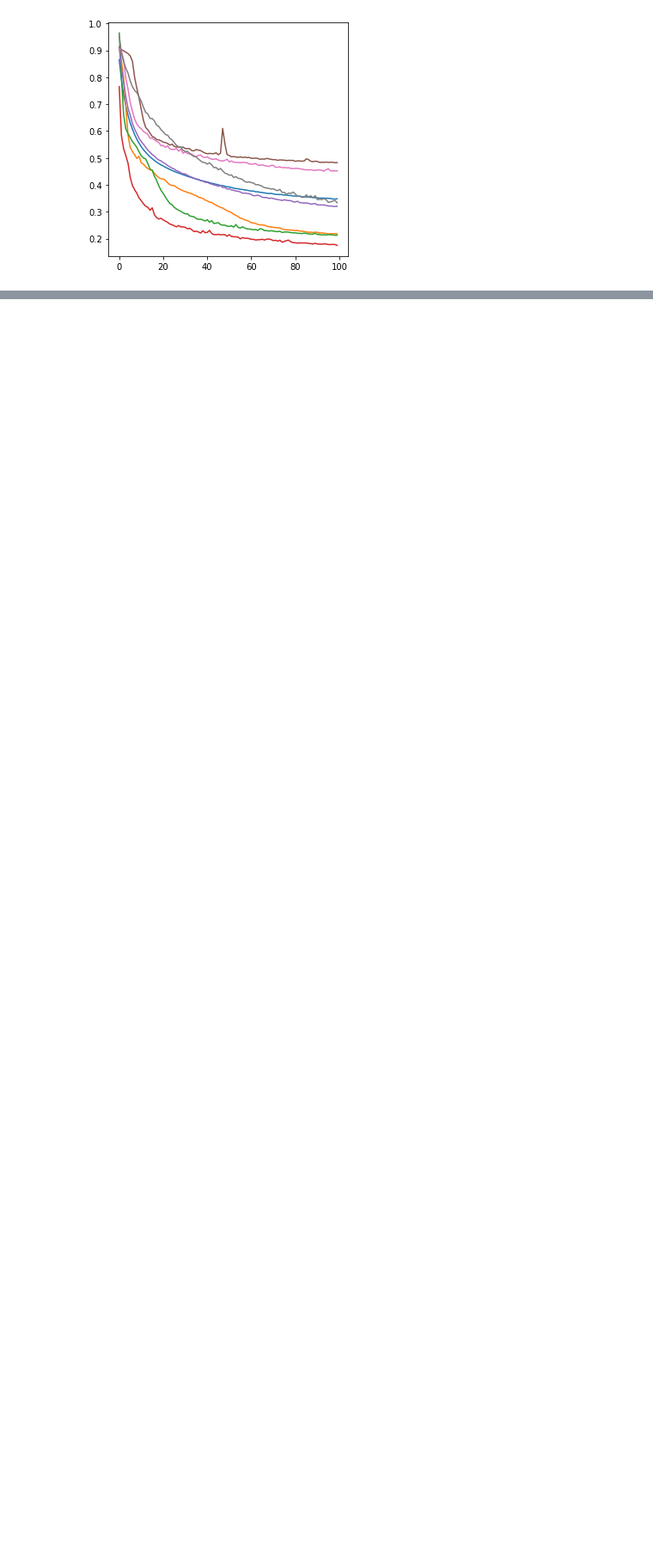
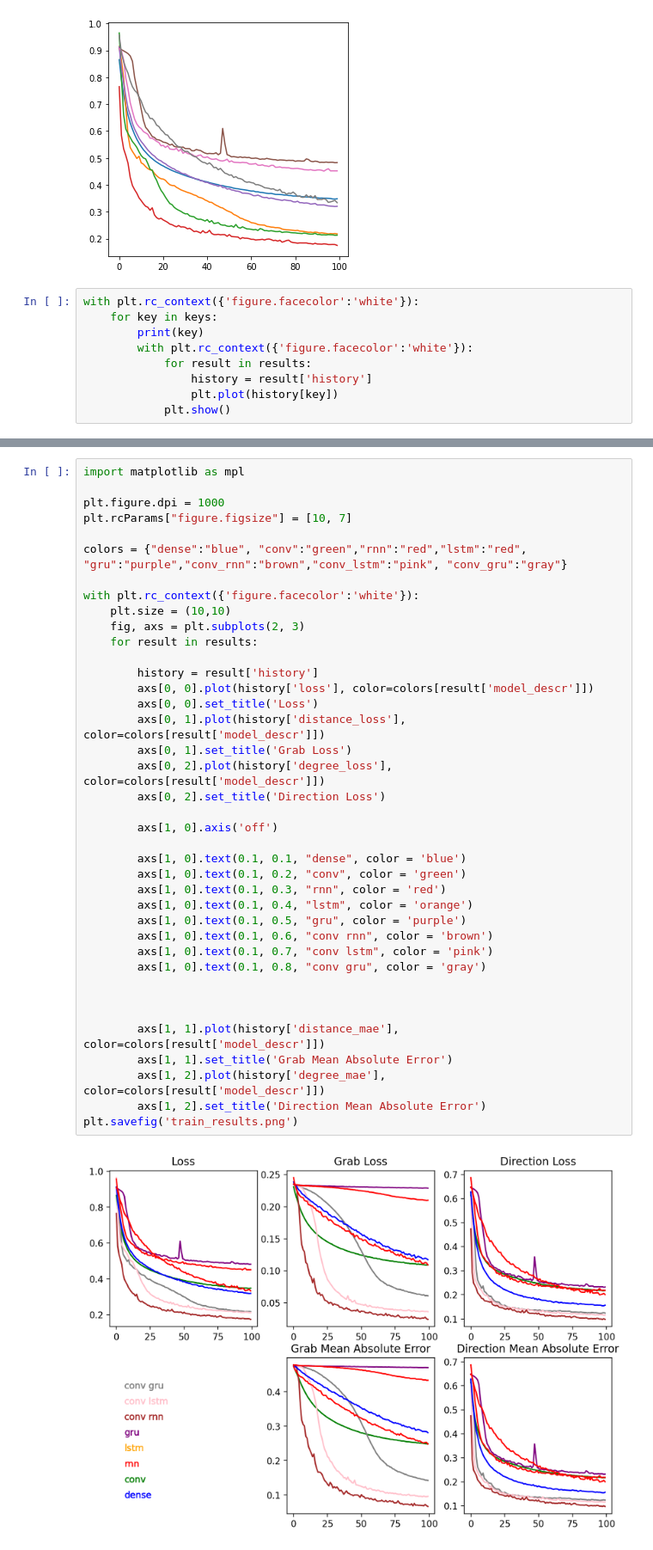
Before and after one commit to nemesgyadam/Armband, a Jupyter notebook: notebooks/eval_trains.ipynb, the cells around one changed output, grey strips where cells are left out. Shown at 86% size. Drawn from its saved outputs; the diff is of its cells as text; blank space fills up the shorter version.

Commit message:
eval plots

```diff
--- a/notebooks/eval_trains.ipynb
+++ b/notebooks/eval_trains.ipynb
@@ -40,3 +40,12 @@ Accuracy: [0.60423077 0.87192308 0.555      0.86      ]
 rnn
 Accuracy: [0.88711538 0.92730769 0.5225     0.72      ]
 [figure]
+# %%
+with plt.rc_context({'figure.facecolor':'white'}):
+    for key in keys:
+        print(key)
+        with plt.rc_context({'figure.facecolor':'white'}):
+            for result in results:
+                history = result['history']
+                plt.plot(history[key])
+            plt.show()
@@ -42,0 +57,41 @@ Accuracy: [0.88711538 0.92730769 0.5225     0.72      ]
+# %%
+import matplotlib as mpl
+
+plt.figure.dpi = 1000
+plt.rcParams["figure.figsize"] = [10, 7]
+
+colors = {"dense":"blue", "conv":"green","rnn":"red","lstm":"red", "gru":"purple","conv_rnn":"brown","conv_lstm":"pink", "conv_gru":"gray"}
+
+with plt.rc_context({'figure.facecolor':'white'}):
+    plt.size = (10,10)
+    fig, axs = plt.subplots(2, 3)
+    for result in results:
+
+        history = result['history']
+        axs[0, 0].plot(history['loss'], color=colors[result['model_descr']])
+        axs[0, 0].set_title('Loss')
+        axs[0, 1].plot(history['distance_loss'], color=colors[result['model_descr']])
+        axs[0, 1].set_title('Grab Loss')
+        axs[0, 2].plot(history['degree_loss'], color=colors[result['model_descr']])
+        axs[0, 2].set_title('Direction Loss')
+
+        axs[1, 0].axis('off')
+
+        axs[1, 0].text(0.1, 0.1, "dense", color = 'blue')
+        axs[1, 0].text(0.1, 0.2, "conv", color = 'green')
+        axs[1, 0].text(0.1, 0.3, "rnn", color = 'red')
+        axs[1, 0].text(0.1, 0.4, "lstm", color = 'orange')
+        axs[1, 0].text(0.1, 0.5, "gru", color = 'purple')
+        axs[1, 0].text(0.1, 0.6, "conv rnn", color = 'brown')
+        axs[1, 0].text(0.1, 0.7, "conv lstm", color = 'pink')
+        axs[1, 0].text(0.1, 0.8, "conv gru", color = 'gray')
+
+
+
+        axs[1, 1].plot(history['distance_mae'], color=colors[result['model_descr']])
+        axs[1, 1].set_title('Grab Mean Absolute Error')
+        axs[1, 2].plot(history['degree_mae'], color=colors[result['model_descr']])
+        axs[1, 2].set_title('Direction Mean Absolute Error')
+plt.savefig('train_results.png')
+# %% [output]
+[figure, added]
```
Also changed, not shown: parts of 3 cells of this notebook.
